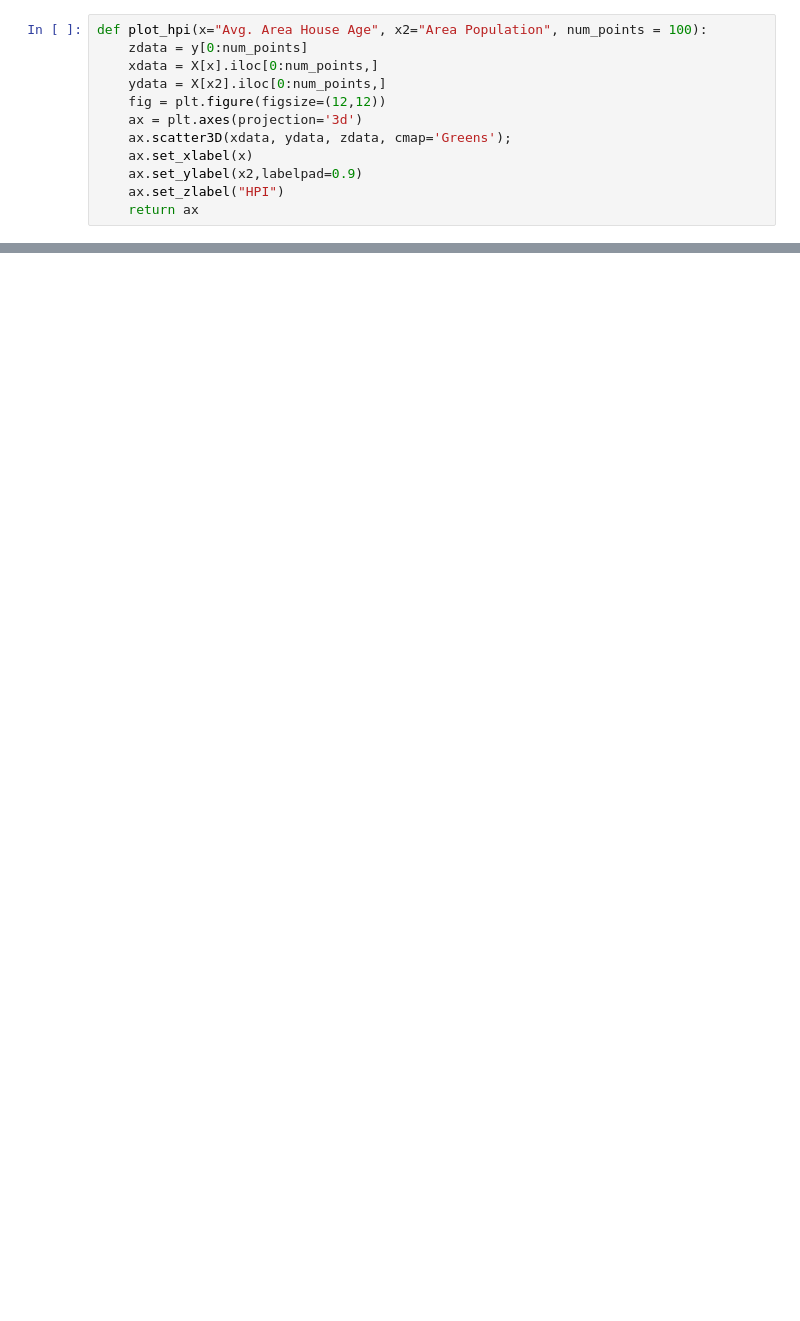
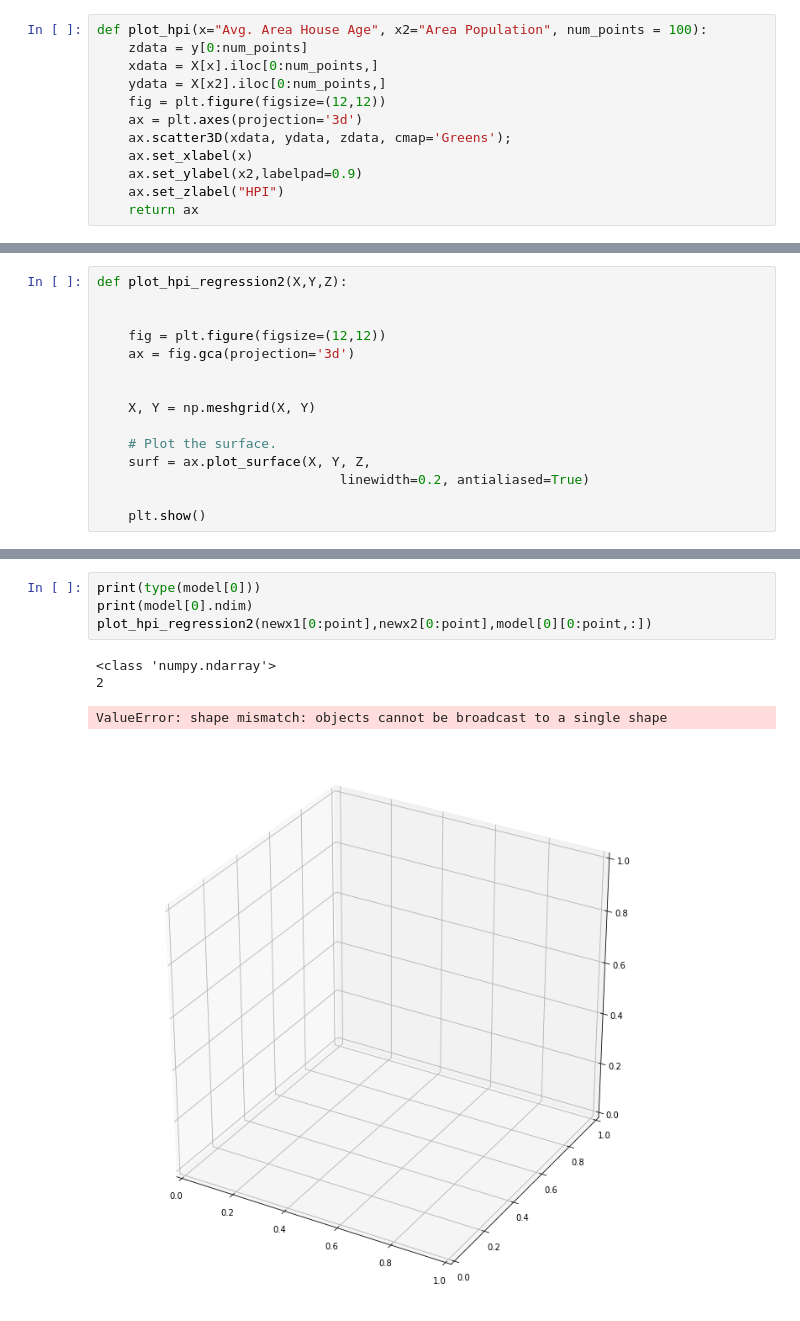
Before and after one commit to jdariasl/ML_IntroductoryCourse, a Jupyter notebook: library/HPI.ipynb, the cells around one changed output, grey strips where cells are left out. Drawn from its saved outputs; the diff is of its cells as text; blank space fills up the shorter version.

```diff
--- a/library/HPI.ipynb
+++ b/library/HPI.ipynb
@@ -138 +148,16 @@ def plot_hpi(x="Avg. Area House Age", x2="Area Population", num_points = 100):
+# %%
+def plot_hpi_regression2(X,Y,Z):
+
+
+    fig = plt.figure(figsize=(12,12))
+    ax = fig.gca(projection='3d')
+
+
+    X, Y = np.meshgrid(X, Y)
+
+    # Plot the surface.
+    surf = ax.plot_surface(X, Y, Z,
+                               linewidth=0.2, antialiased=True)
+
+    plt.show()
 # %%
@@ -185,0 +215,9 @@ train_model(lm)
+# %%
+print(type(model[0]))
+print(model[0].ndim)
+plot_hpi_regression2(newx1[0:point],newx2[0:point],model[0][0:point,:])
+# %% [output]
+<class 'numpy.ndarray'>
+2
+ValueError: shape mismatch: objects cannot be broadcast to a single shape
+[figure, added]
```
Also changed, not shown: parts of 18 cells of this notebook.
